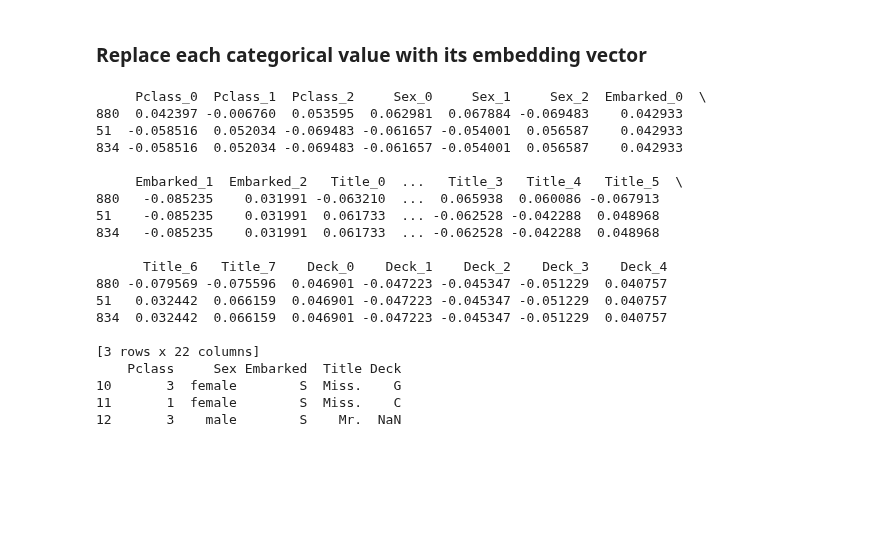
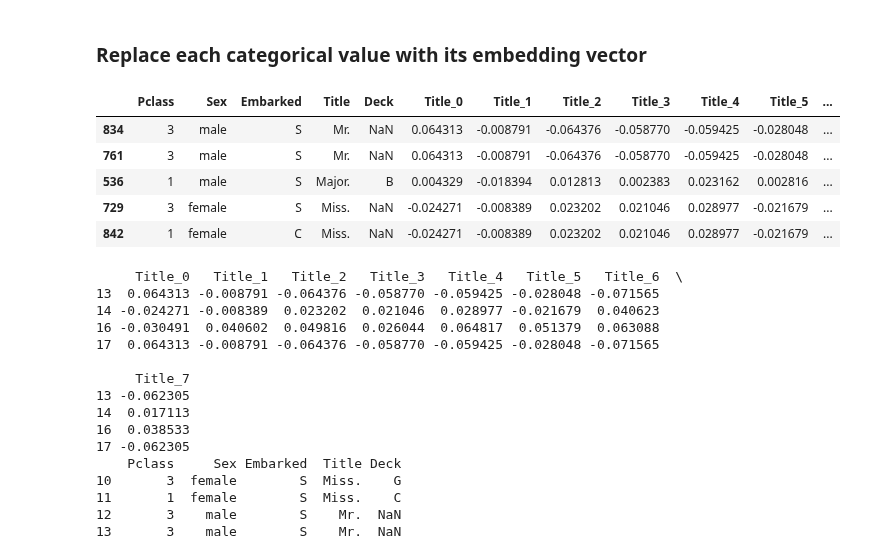
Before and after one commit to isa-ulisboa/greends-pml-2022-2023, a Jupyter notebook: fast_ai_titanic.ipynb, the cells around one changed output. Saved outputs shown, nothing was run; the diff lists cells and outputs as text; code cells hidden in the pictures; blank space fills up the shorter version.

```diff
--- a/fast_ai_titanic.ipynb
+++ b/fast_ai_titanic.ipynb
@@ -191,31 +304,45 @@ def embed_features(learner, xs):
     xs = xs.drop(col, axis=1)
     xs = xs.join(feat_df)
   return xs
+# %%
+# names of columns with 'Title'
+colsTitle=[x for x in emb_train_xs.columns if 'Title' in x]
+# %%
+# show embeddings and raw (original) variables
+emb_train_xs = embed_features(learn, to.train.xs)
+emb_valid_xs = embed_features(learn, to.valid.xs)
+# To merge two Pandas DataFrames by index, you can use the merge() method and specify left_index=True and right_index=True.
+train_merge=pd.merge(emb_train_xs, train_df, left_index=True, right_index=True)
+train_merge[cat_names+colsTitle].head()
+# %% [output]
+|  | Pclass | Sex | Embarked | Title | Deck | Title_0 | Title_1 | Title_2 | Title_3 | Title_4 | Title_5 | ... |
+| 834 | 3 | male | S | Mr. | NaN | 0.064313 | -0.008791 | -0.064376 | -0.058770 | -0.059425 | -0.028048 | ... |
+| 761 | 3 | male | S | Mr. | NaN | 0.064313 | -0.008791 | -0.064376 | -0.058770 | -0.059425 | -0.028048 | ... |
+| 536 | 1 | male | S | Major. | B | 0.004329 | -0.018394 | 0.012813 | 0.002383 | 0.023162 | 0.002816 | ... |
+| 729 | 3 | female | S | Miss. | NaN | -0.024271 | -0.008389 | 0.023202 | 0.021046 | 0.028977 | -0.021679 | ... |
+| 842 | 1 | female | C | Miss. | NaN | -0.024271 | -0.008389 | 0.023202 | 0.021046 | 0.028977 | -0.021679 | ... |
 # %%
 # show embeddings and raw (original) variables
 emb_train_xs = embed_features(learn, to.train.xs)
 emb_valid_xs = embed_features(learn, to.valid.xs)
-print(emb_train_xs.iloc[10:13,~emb_train_xs.columns.isin(cont_names)]) # embeddings
-print(train_df.iloc[10:13][cat_names]) # original variables
+#print(emb_train_xs.iloc[10:13,~emb_train_xs.columns.isin(cont_names)]) # embeddings
+print(emb_train_xs.sort_index()[colsTitle].iloc[10:14]) # embeddings
+print(train_df.sort_index()[cat_names].iloc[10:14]) # original variables
 # %% [output]
-     Pclass_0  Pclass_1  Pclass_2     Sex_0     Sex_1     Sex_2  Embarked_0  \
-880  0.042397 -0.006760  0.053595  0.062981  0.067884 -0.069483    0.042933
-51  -0.058516  0.052034 -0.069483 -0.061657 -0.054001  0.056587    0.042933
-834 -0.058516  0.052034 -0.069483 -0.061657 -0.054001  0.056587    0.042933
+     Title_0   Title_1   Title_2   Title_3   Title_4   Title_5   Title_6  \
+13  0.064313 -0.008791 -0.064376 -0.058770 -0.059425 -0.028048 -0.071565
+14 -0.024271 -0.008389  0.023202  0.021046  0.028977 -0.021679  0.040623
+16 -0.030491  0.040602  0.049816  0.026044  0.064817  0.051379  0.063088
+17  0.064313 -0.008791 -0.064376 -0.058770 -0.059425 -0.028048 -0.071565
 
-     Embarked_1  Embarked_2   Title_0  ...   Title_3   Title_4   Title_5  \
-880   -0.085235    0.031991 -0.063210  ...  0.065938  0.060086 -0.067913
-51    -0.085235    0.031991  0.061733  ... -0.062528 -0.042288  0.048968
-834   -0.085235    0.031991  0.061733  ... -0.062528 -0.042288  0.048968
-
-      Title_6   Title_7    Deck_0    Deck_1    Deck_2    Deck_3    Deck_4
-880 -0.079569 -0.075596  0.046901 -0.047223 -0.045347 -0.051229  0.040757
-51   0.032442  0.066159  0.046901 -0.047223 -0.045347 -0.051229  0.040757
-834  0.032442  0.066159  0.046901 -0.047223 -0.045347 -0.051229  0.040757
-
-[3 rows x 22 columns]
+     Title_7
+13 -0.062305
+14  0.017113
+16  0.038533
+17 -0.062305
     Pclass     Sex Embarked  Title Deck
 10       3  female        S  Miss.    G
 11       1  female        S  Miss.    C
 12       3    male        S    Mr.  NaN
+13       3    male        S    Mr.  NaN
 # %%
```
Also changed, not shown: parts of 18 cells of this notebook.
